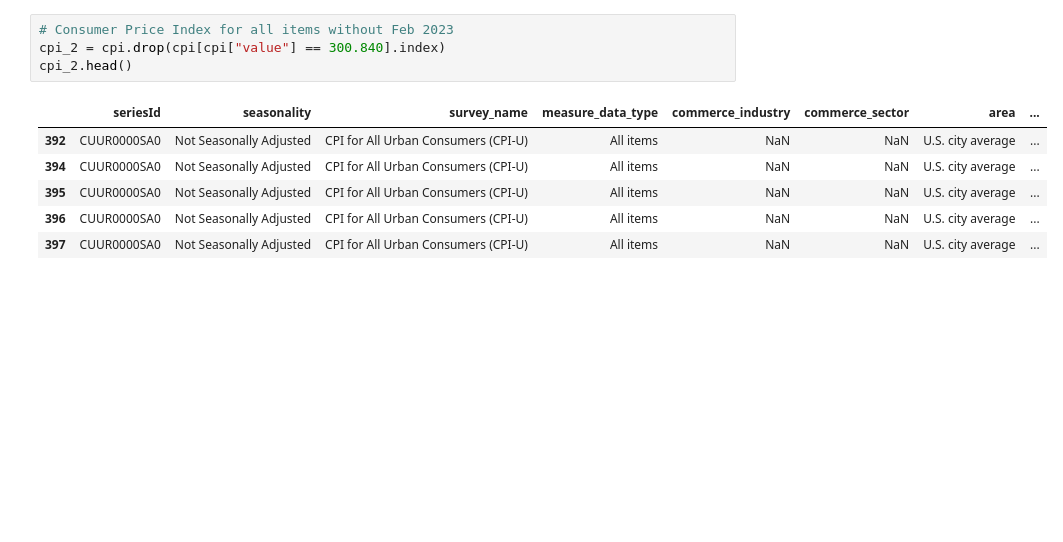
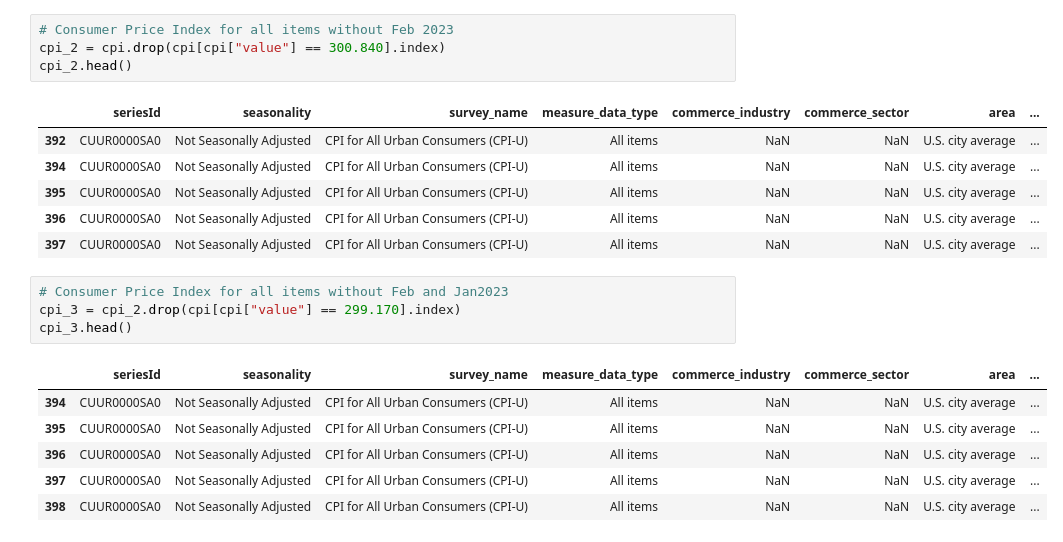
Before and after one commit to aumekubo2/SHAAL, a Jupyter notebook: Data_Analysis/Multi_Extract_Analysis_Attempt_1.ipynb, the cells around one changed output. Saved outputs shown, nothing was run; the diff lists cells and outputs as text; blank space fills up the shorter version.

```diff
--- a/Data_Analysis/Multi_Extract_Analysis_Attempt_1.ipynb
+++ b/Data_Analysis/Multi_Extract_Analysis_Attempt_1.ipynb
@@ -85,6 +85,17 @@ cpi_2.head()
 | 395 | CUUR0000SA0 | Not Seasonally Adjusted | CPI for All Urban Consumers (CPI-U) | All items | NaN | NaN | U.S. city average | ... |
 | 396 | CUUR0000SA0 | Not Seasonally Adjusted | CPI for All Urban Consumers (CPI-U) | All items | NaN | NaN | U.S. city average | ... |
 | 397 | CUUR0000SA0 | Not Seasonally Adjusted | CPI for All Urban Consumers (CPI-U) | All items | NaN | NaN | U.S. city average | ... |
+# %%
+# Consumer Price Index for all items without Feb and Jan2023
+cpi_3 = cpi_2.drop(cpi[cpi["value"] == 299.170].index)
+cpi_3.head()
+# %% [output]
+|  | seriesId | seasonality | survey_name | measure_data_type | commerce_industry | commerce_sector | area | ... |
+| 394 | CUUR0000SA0 | Not Seasonally Adjusted | CPI for All Urban Consumers (CPI-U) | All items | NaN | NaN | U.S. city average | ... |
+| 395 | CUUR0000SA0 | Not Seasonally Adjusted | CPI for All Urban Consumers (CPI-U) | All items | NaN | NaN | U.S. city average | ... |
+| 396 | CUUR0000SA0 | Not Seasonally Adjusted | CPI for All Urban Consumers (CPI-U) | All items | NaN | NaN | U.S. city average | ... |
+| 397 | CUUR0000SA0 | Not Seasonally Adjusted | CPI for All Urban Consumers (CPI-U) | All items | NaN | NaN | U.S. city average | ... |
+| 398 | CUUR0000SA0 | Not Seasonally Adjusted | CPI for All Urban Consumers (CPI-U) | All items | NaN | NaN | U.S. city average | ... |
 # %%
 # # Merge CPI and National Employment
 
```
Also changed, not shown: parts of 12 cells of this notebook, 19 other files.
